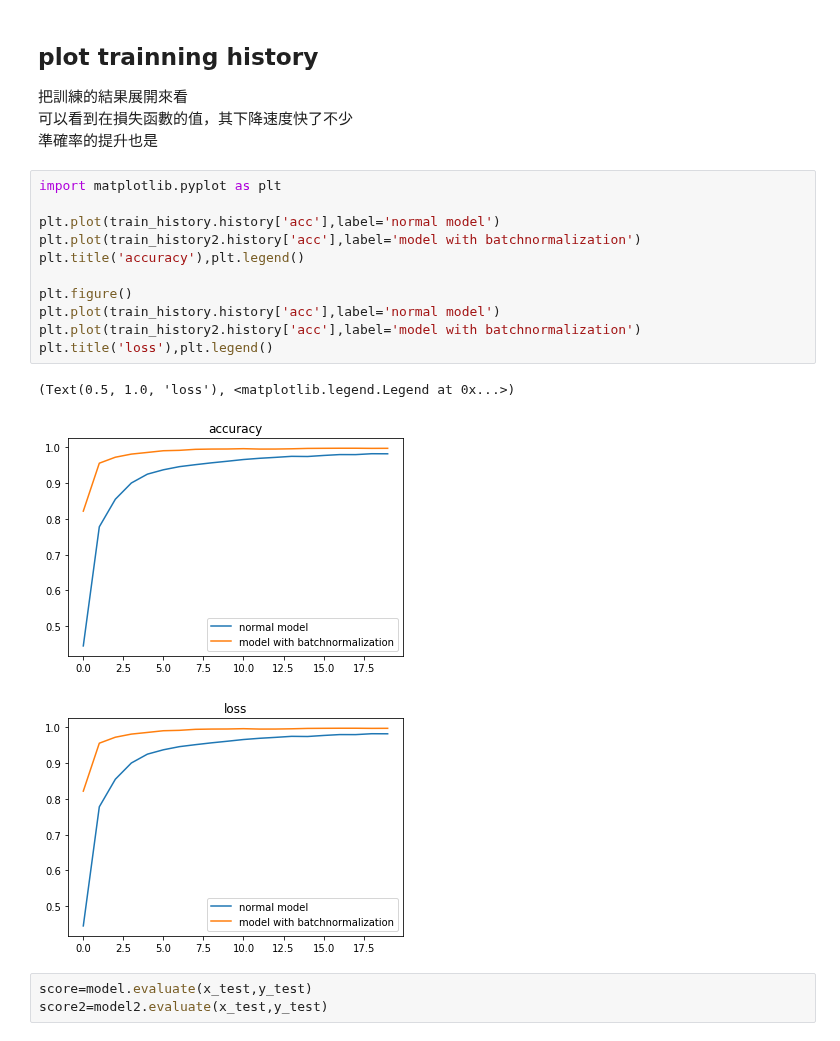
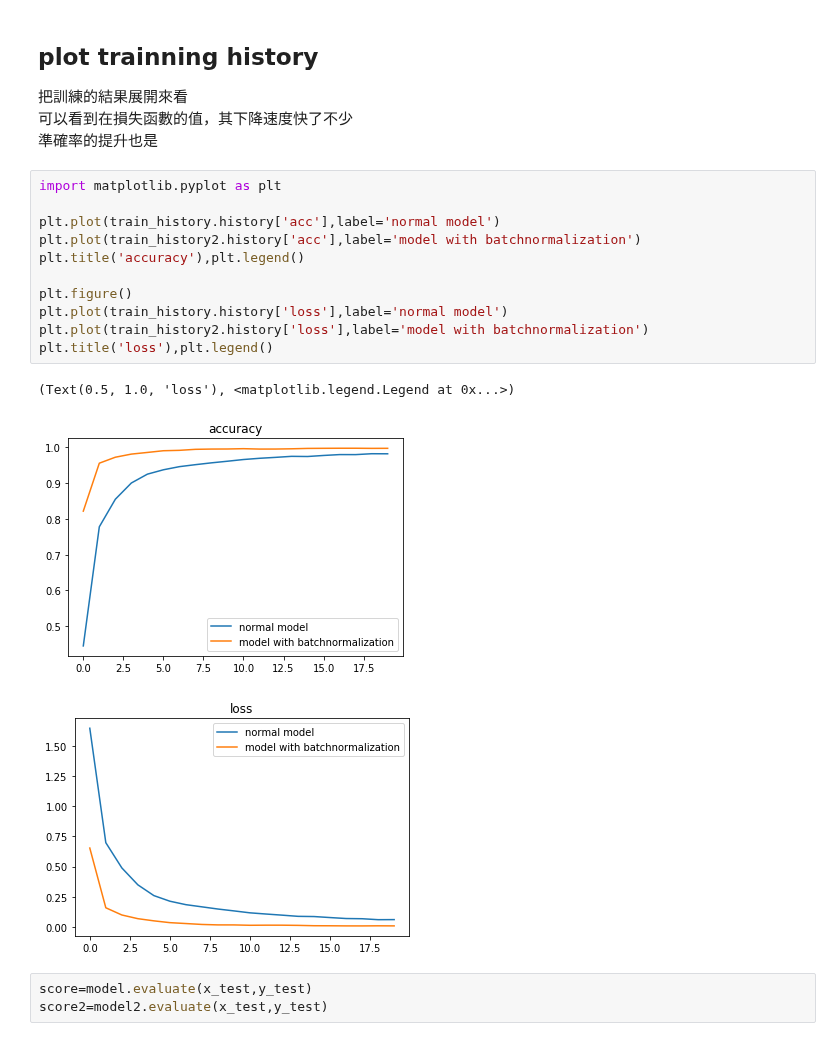
Before and after one commit to Leolewis5/Machine_Learning, a Jupyter notebook: Deep_Learning_with_Keras/9. Batch_Normalization.ipynb, the cells around one changed output. Cells and saved outputs as stored; diff of their text form.

```diff
--- a/Deep_Learning_with_Keras/9. Batch_Normalization.ipynb
+++ b/Deep_Learning_with_Keras/9. Batch_Normalization.ipynb
@@ -177,18 +177,18 @@ Epoch 20/20
 # %%
 import matplotlib.pyplot as plt
 
 plt.plot(train_history.history['acc'],label='normal model')
 plt.plot(train_history2.history['acc'],label='model with batchnormalization')
 plt.title('accuracy'),plt.legend()
 
 plt.figure()
-plt.plot(train_history.history['acc'],label='normal model')
-plt.plot(train_history2.history['acc'],label='model with batchnormalization')
+plt.plot(train_history.history['loss'],label='normal model')
+plt.plot(train_history2.history['loss'],label='model with batchnormalization')
 plt.title('loss'),plt.legend()
 # %% [output]
 (Text(0.5, 1.0, 'loss'), <matplotlib.legend.Legend at 0x...>)
 [figure]
-[figure, old version]
+[figure, new version]
 # %%
 score=model.evaluate(x_test,y_test)
 score2=model2.evaluate(x_test,y_test)
```
